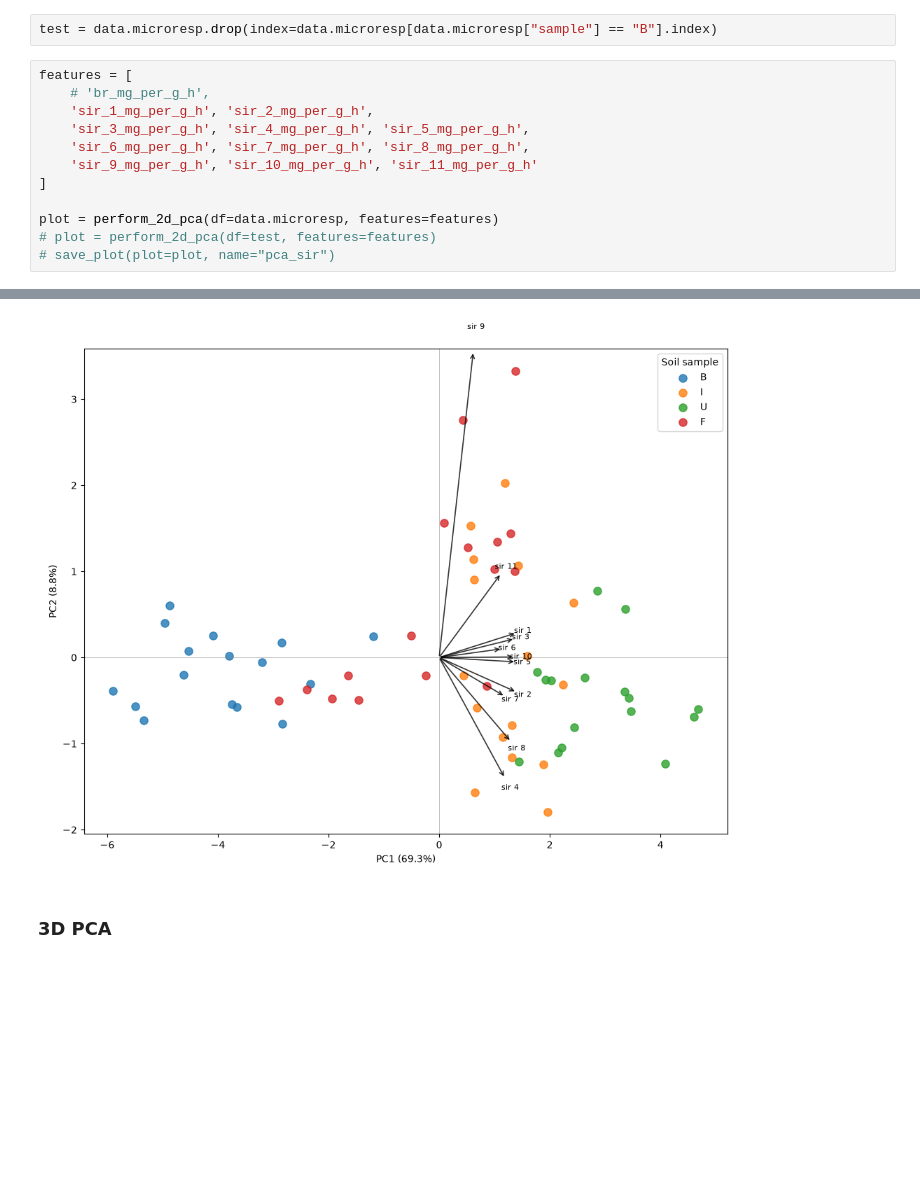
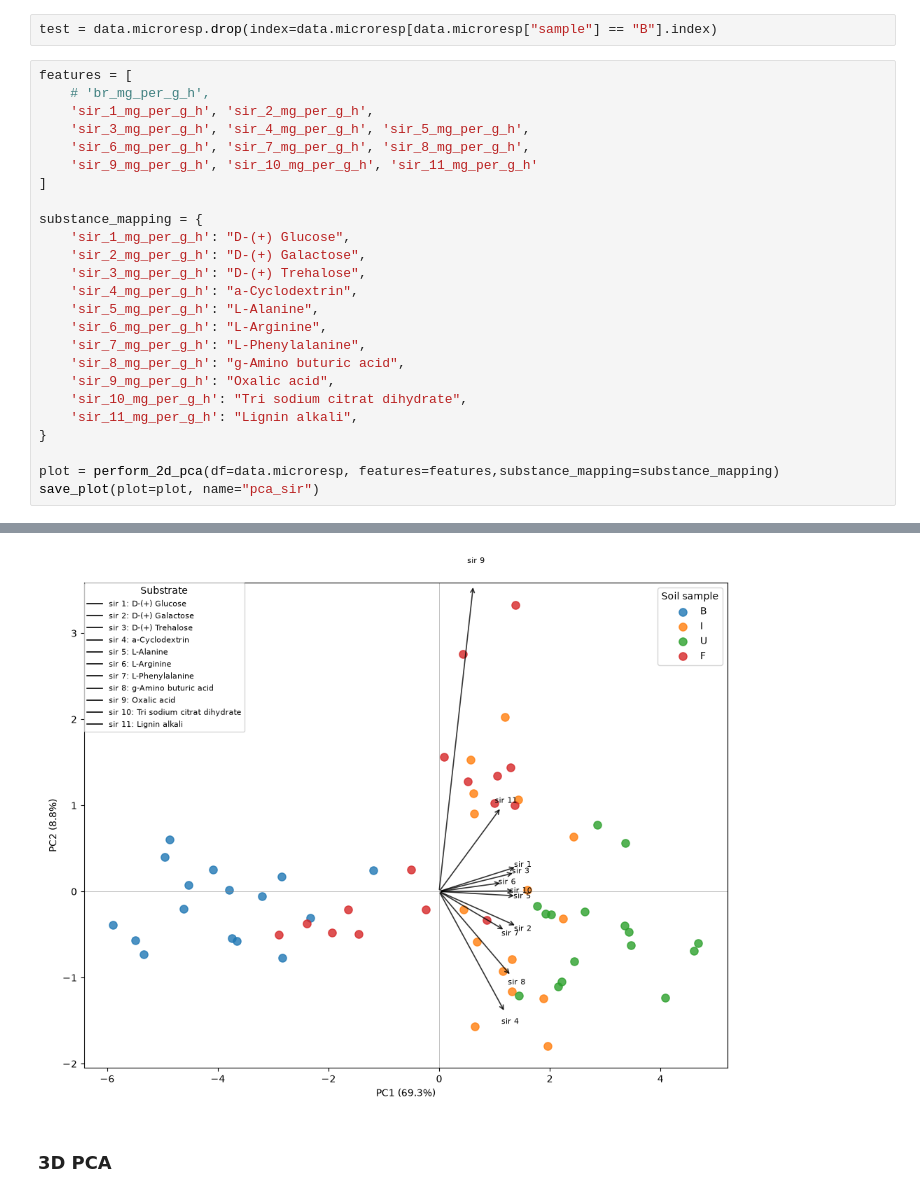
Before and after one commit to danielsehr/GEO6, a Jupyter notebook: src/geo6/main.ipynb, the cells around one changed output, grey strips where cells are left out. Cells and saved outputs as stored; diff of their text form; blank space fills up the shorter version.

```diff
--- a/src/geo6/main.ipynb
+++ b/src/geo6/main.ipynb
@@ -368,34 +368,47 @@ test = data.microresp.drop(index=data.microresp[data.microresp["sample"] == "B"]
 # %%
 features = [
     # 'br_mg_per_g_h',
     'sir_1_mg_per_g_h', 'sir_2_mg_per_g_h',
     'sir_3_mg_per_g_h', 'sir_4_mg_per_g_h', 'sir_5_mg_per_g_h',
     'sir_6_mg_per_g_h', 'sir_7_mg_per_g_h', 'sir_8_mg_per_g_h',
     'sir_9_mg_per_g_h', 'sir_10_mg_per_g_h', 'sir_11_mg_per_g_h'
 ]
 
-plot = perform_2d_pca(df=data.microresp, features=features)
-# plot = perform_2d_pca(df=test, features=features)
-# save_plot(plot=plot, name="pca_sir")
+substance_mapping = {
+    'sir_1_mg_per_g_h': "D-(+) Glucose",
+    'sir_2_mg_per_g_h': "D-(+) Galactose",
+    'sir_3_mg_per_g_h': "D-(+) Trehalose",
+    'sir_4_mg_per_g_h': "a-Cyclodextrin",
+    'sir_5_mg_per_g_h': "L-Alanine",
+    'sir_6_mg_per_g_h': "L-Arginine",
+    'sir_7_mg_per_g_h': "L-Phenylalanine",
+    'sir_8_mg_per_g_h': "g-Amino buturic acid",
+    'sir_9_mg_per_g_h': "Oxalic acid",
+    'sir_10_mg_per_g_h': "Tri sodium citrat dihydrate",
+    'sir_11_mg_per_g_h': "Lignin alkali",
+}
+
+plot = perform_2d_pca(df=data.microresp, features=features,substance_mapping=substance_mapping)
+save_plot(plot=plot, name="pca_sir")
 # %% [output]
 PCA loadings:
                         PC1       PC2
 sir_1_mg_per_g_h   0.339503  0.069482
 sir_2_mg_per_g_h   0.339197 -0.097415
 sir_3_mg_per_g_h   0.330667  0.052638
 sir_4_mg_per_g_h   0.288121 -0.339637
 sir_5_mg_per_g_h   0.336946 -0.012418
 sir_6_mg_per_g_h   0.275546  0.024401
 sir_7_mg_per_g_h   0.288294 -0.109570
 sir_8_mg_per_g_h   0.314625 -0.237056
 sir_9_mg_per_g_h   0.149587  0.861792
 sir_10_mg_per_g_h  0.331418  0.001480
 sir_11_mg_per_g_h  0.271208  0.236473
 PC1    69.3%
 PC2     8.8%
 dtype: str
 Total variance explained by the first 2 PCs: 78.1%
-[figure, old version]
+[figure, new version]
 # %% [markdown]
 ### 3D PCA
 # %%
```
Also changed, not shown: parts of 1 cell of this notebook, 2 other files.
